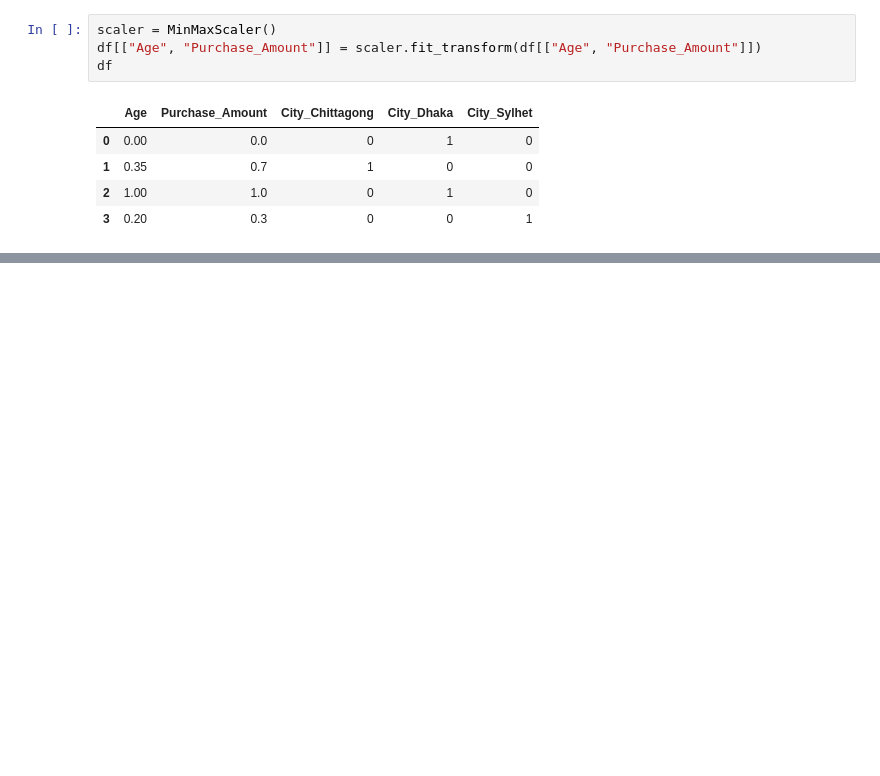
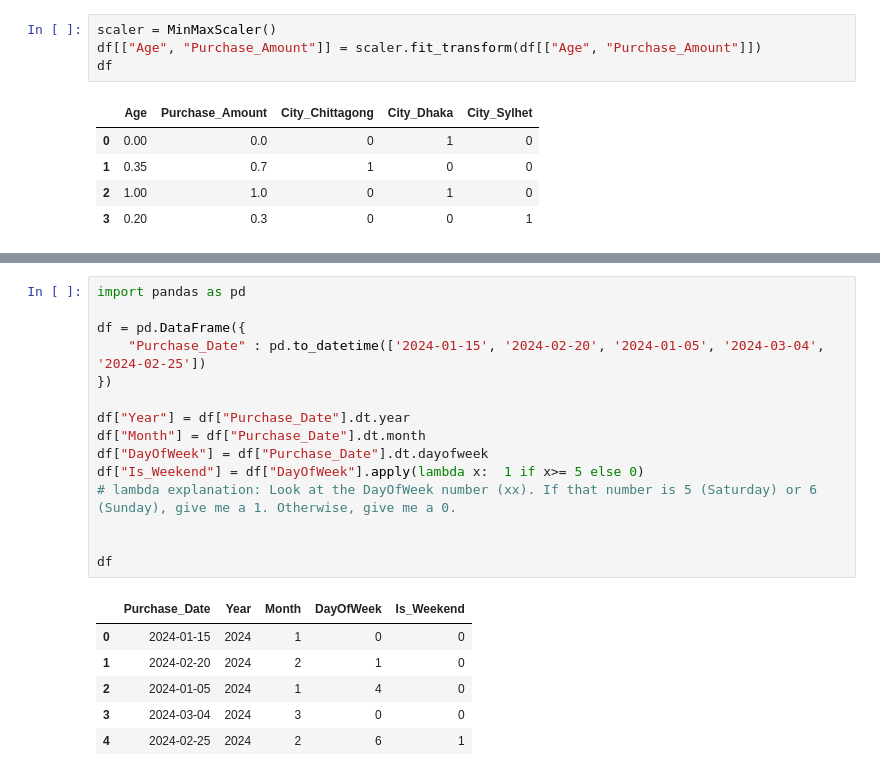
Before and after one commit to readulislamtamim/November-2026, a Jupyter notebook: Notebooks/Data_Mining_Practice_1.ipynb, the cells around one changed output, grey strips where cells are left out. Drawn from its saved outputs; the diff is of its cells as text; blank space fills up the shorter version.

```diff
--- a/Notebooks/Data_Mining_Practice_1.ipynb
+++ b/Notebooks/Data_Mining_Practice_1.ipynb
@@ -544,0 +642,22 @@ df
+# %%
+import pandas as pd
+
+df = pd.DataFrame({
+    "Purchase_Date" : pd.to_datetime(['2024-01-15', '2024-02-20', '2024-01-05', '2024-03-04', '2024-02-25'])
+})
+
+df["Year"] = df["Purchase_Date"].dt.year
+df["Month"] = df["Purchase_Date"].dt.month
+df["DayOfWeek"] = df["Purchase_Date"].dt.dayofweek
+df["Is_Weekend"] = df["DayOfWeek"].apply(lambda x:  1 if x>= 5 else 0)
+# lambda explanation: Look at the DayOfWeek number (xx). If that number is 5 (Saturday) or 6 (Sunday), give me a 1. Otherwise, give me a 0.
+
+
+df
+# %% [output]
+|  | Purchase_Date | Year | Month | DayOfWeek | Is_Weekend |
+| 0 | 2024-01-15 | 2024 | 1 | 0 | 0 |
+| 1 | 2024-02-20 | 2024 | 2 | 1 | 0 |
+| 2 | 2024-01-05 | 2024 | 1 | 4 | 0 |
+| 3 | 2024-03-04 | 2024 | 3 | 0 | 0 |
+| 4 | 2024-02-25 | 2024 | 2 | 6 | 1 |
```
Also changed, not shown: parts of 13 cells of this notebook.
